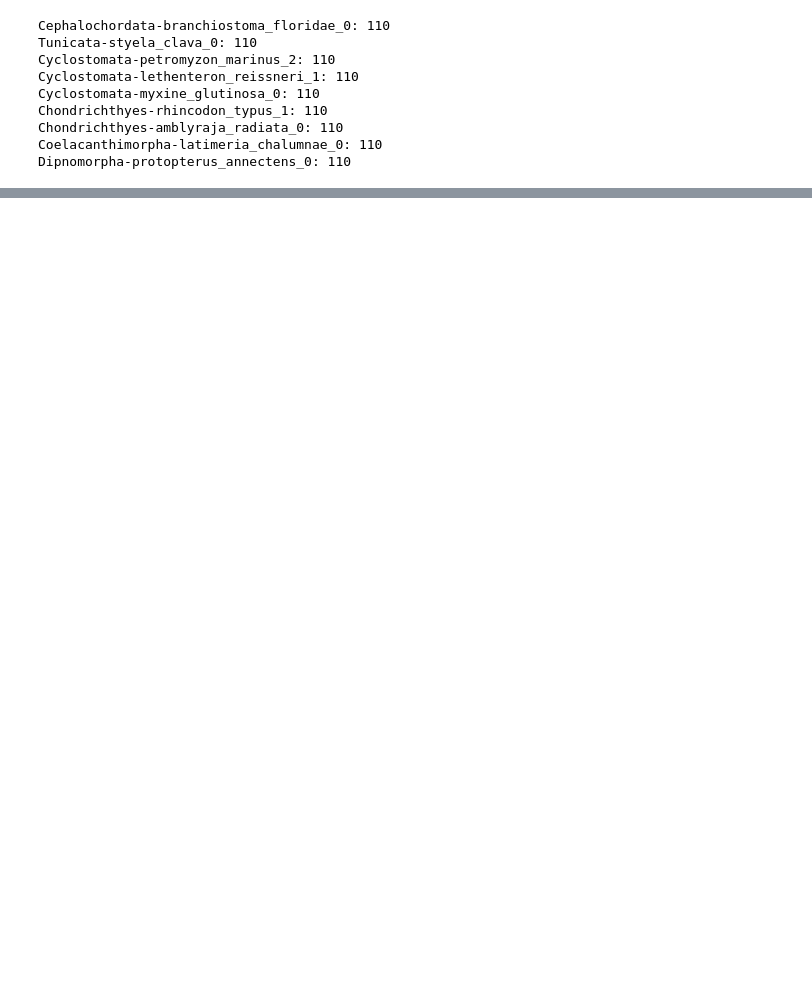
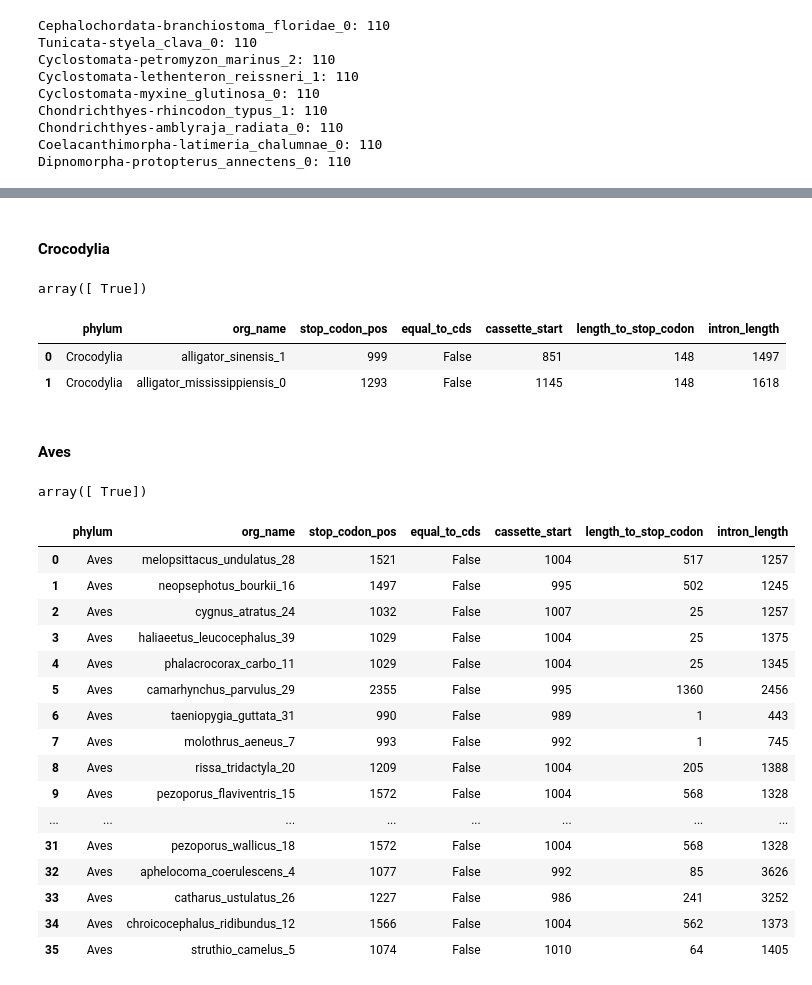
Before and after one commit to ArtemVaska/Diploma, a Jupyter notebook: Scripts/deuterostomia_datasets.ipynb, the cells around one changed output, grey strips where cells are left out. Drawn from its saved outputs; the diff is of its cells as text; code cells hidden in the pictures; blank space fills up the shorter version.

```diff
--- a/Scripts/deuterostomia_processing.ipynb
+++ b/Scripts/deuterostomia_datasets.ipynb
@@ -1276,0 +1627,2 @@ Dipnomorpha-protopterus_annectens_0: 110
+# %% [markdown]
+#### Crocodylia
@@ -1276,0 +1678,16 @@ Dipnomorpha-protopterus_annectens_0: 110
+# %%
+# здесь везде должно быть True в столбце equal_to_cds
+
+Crocodylia_df_cds, Crocodylia_dict_align_cds = dict_align_info_analyze(dict_align_info, "cds")
+Crocodylia_df_cds.equal_to_cds.unique()
+# %% [output]
+array([ True])
+# %%
+Crocodylia_df_cds_cassette, Crocodylia_dict_align_cds_cassette = dict_align_info_analyze(dict_align_info, "cds_cassette")
+Crocodylia_df_cds_cassette
+# %% [output]
+|  | phylum | org_name | stop_codon_pos | equal_to_cds | cassette_start | length_to_stop_codon | intron_length |
+| 0 | Crocodylia | alligator_sinensis_1 | 999 | False | 851 | 148 | 1497 |
+| 1 | Crocodylia | alligator_mississippiensis_0 | 1293 | False | 1145 | 148 | 1618 |
+# %% [markdown]
+#### Aves
@@ -1276,0 +1735,36 @@ Dipnomorpha-protopterus_annectens_0: 110
+# %%
+prefix = "../Datasets"
+
+org_names_Aves = found_org_name_i_Aves.keys()
+# %%
+dict_align_info = {
+    "Aves": org_names_Aves,
+}
+# %%
+# здесь везде должно быть True в столбце equal_to_cds
+
+Aves_df_cds, Aves_dict_align_cds = dict_align_info_analyze(dict_align_info, "cds")
+Aves_df_cds.equal_to_cds.unique()
+# %% [output]
+array([ True])
+# %%
+Aves_df_cds_cassette, Aves_dict_align_cds_cassette = dict_align_info_analyze(dict_align_info, "cds_cassette")
+Aves_df_cds_cassette
+# %% [output]
+|  | phylum | org_name | stop_codon_pos | equal_to_cds | cassette_start | length_to_stop_codon | intron_length |
+| 0 | Aves | melopsittacus_undulatus_28 | 1521 | False | 1004 | 517 | 1257 |
+| 1 | Aves | neopsephotus_bourkii_16 | 1497 | False | 995 | 502 | 1245 |
+| 2 | Aves | cygnus_atratus_24 | 1032 | False | 1007 | 25 | 1257 |
+| 3 | Aves | haliaeetus_leucocephalus_39 | 1029 | False | 1004 | 25 | 1375 |
+| 4 | Aves | phalacrocorax_carbo_11 | 1029 | False | 1004 | 25 | 1345 |
+| 5 | Aves | camarhynchus_parvulus_29 | 2355 | False | 995 | 1360 | 2456 |
+| 6 | Aves | taeniopygia_guttata_31 | 990 | False | 989 | 1 | 443 |
+| 7 | Aves | molothrus_aeneus_7 | 993 | False | 992 | 1 | 745 |
+| 8 | Aves | rissa_tridactyla_20 | 1209 | False | 1004 | 205 | 1388 |
+| 9 | Aves | pezoporus_flaviventris_15 | 1572 | False | 1004 | 568 | 1328 |
+| ... | ... | ... | ... | ... | ... | ... | ... |
+| 31 | Aves | pezoporus_wallicus_18 | 1572 | False | 1004 | 568 | 1328 |
+| 32 | Aves | aphelocoma_coerulescens_4 | 1077 | False | 992 | 85 | 3626 |
+| 33 | Aves | catharus_ustulatus_26 | 1227 | False | 986 | 241 | 3252 |
+| 34 | Aves | chroicocephalus_ridibundus_12 | 1566 | False | 1004 | 562 | 1373 |
+| 35 | Aves | struthio_camelus_5 | 1074 | False | 1010 | 64 | 1405 |
```
Also changed, not shown: parts of 40 cells of this notebook, 4 other files.
